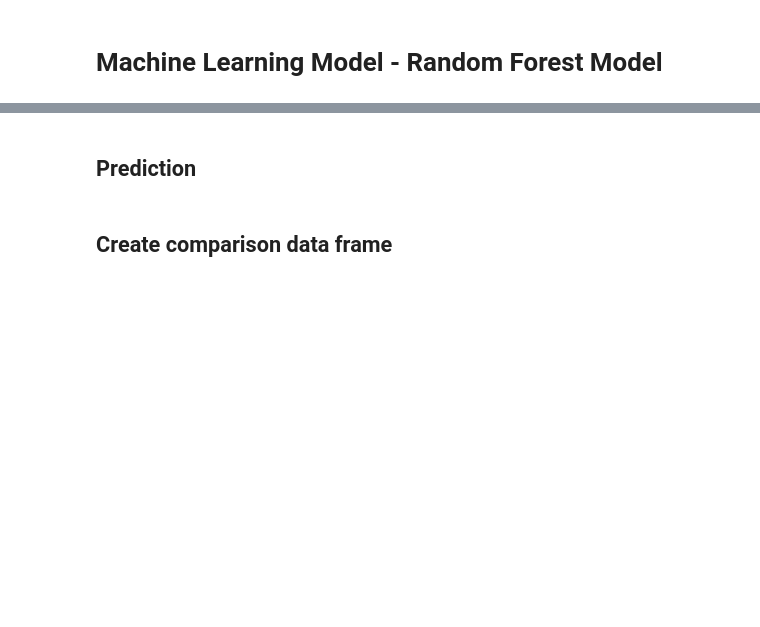
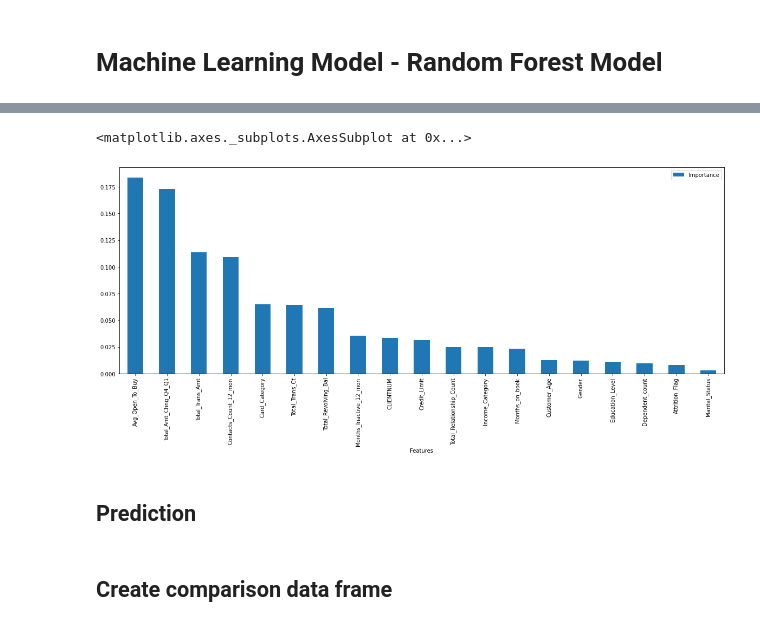
Before and after one commit to jMacProd/Machine-Learning-Credit-Card-Churn, a Jupyter notebook: 05 Machine Learning Models/01 ML Model - Tree - Random Forest Model.ipynb, the cells around one changed output, grey strips where cells are left out. Cells and saved outputs as stored; diff of their text form; code cells hidden in the pictures; blank space fills up the shorter version.

```diff
--- a/05 Machine Learning Models/01 ML Model - Tree - Random Forest Model.ipynb
+++ b/05 Machine Learning Models/01 ML Model - Tree - Random Forest Model.ipynb
@@ -375,0 +511,3 @@ print(f"Testing Data Score: {randomforest.score(X_test_scaled, y_test_categorica
+# %%
+feature_names = bankchurnersencoded.columns
+feature_names
@@ -375,0 +523,2 @@ print(f"Testing Data Score: {randomforest.score(X_test_scaled, y_test_categorica
+# %%
+importance = sorted(zip(randomforest.feature_importances_, feature_names), reverse=True)
@@ -375,0 +547,3 @@ print(f"Testing Data Score: {randomforest.score(X_test_scaled, y_test_categorica
+# %%
+importanceDF = pd.DataFrame(importance, columns=['Importance', 'Features'])
+importanceDF
@@ -376,3 +568,11 @@ print(f"Testing Data Score: {randomforest.score(X_test_scaled, y_test_categorica
+# %%
+importanceDF= importanceDF.set_index("Features")
+importanceDF
+# %%
+importanceDF.plot(x ='Features', y='Importance', kind = 'bar', figsize=(20, 7))
+# %% [output]
+<matplotlib.axes._subplots.AxesSubplot at 0x...>
+[figure, added]
 # %% [markdown]
 ## Prediction
 # %%
```
Also changed, not shown: parts of 18 cells of this notebook, 3 other files.
